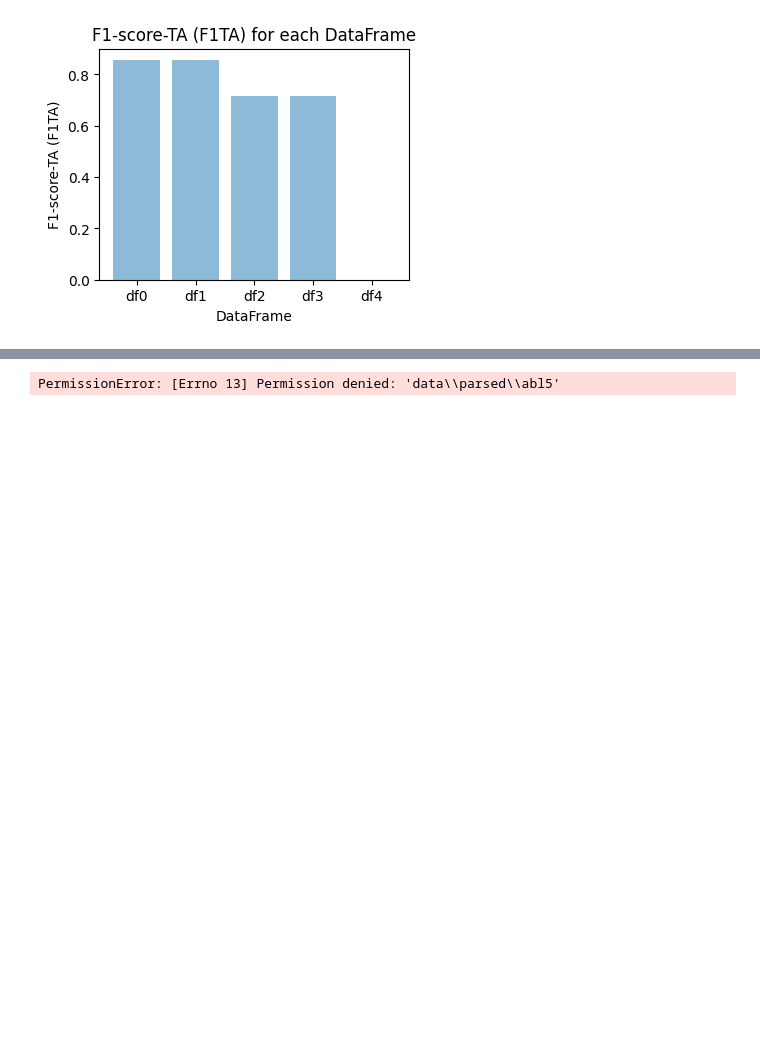
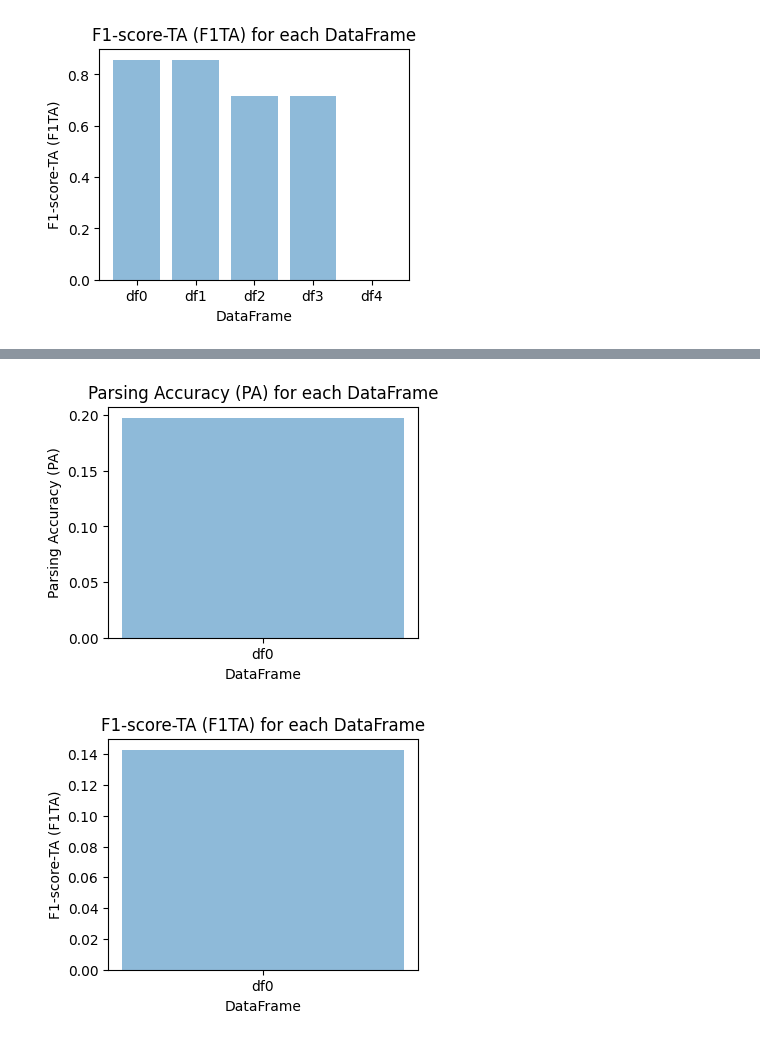
Before and after one commit to shashank-2102/BEP_Shashank_Logs, a Jupyter notebook: eval_metrics.ipynb, the cells around one changed output, grey strips where cells are left out. Saved outputs shown, nothing was run; the diff lists cells and outputs as text; code cells hidden in the pictures; blank space fills up the shorter version.

```diff
--- a/eval_metrics.ipynb
+++ b/eval_metrics.ipynb
@@ -296,5 +297,6 @@ PermissionError: [Errno 13] Permission denied: 'data\\parsed\\abl3'
 # %%
-ab_df5 = pd.read_csv("data\parsed\\abl5")
+ab_df5 = load_csvs_from_folder("data\parsed\\abl5")
 plot_metrics(ab_df5)
 # %% [output]
-PermissionError: [Errno 13] Permission denied: 'data\\parsed\\abl5'
+[figure, added]
+[figure, added]
```
Also changed, not shown: parts of 2 cells of this notebook.
